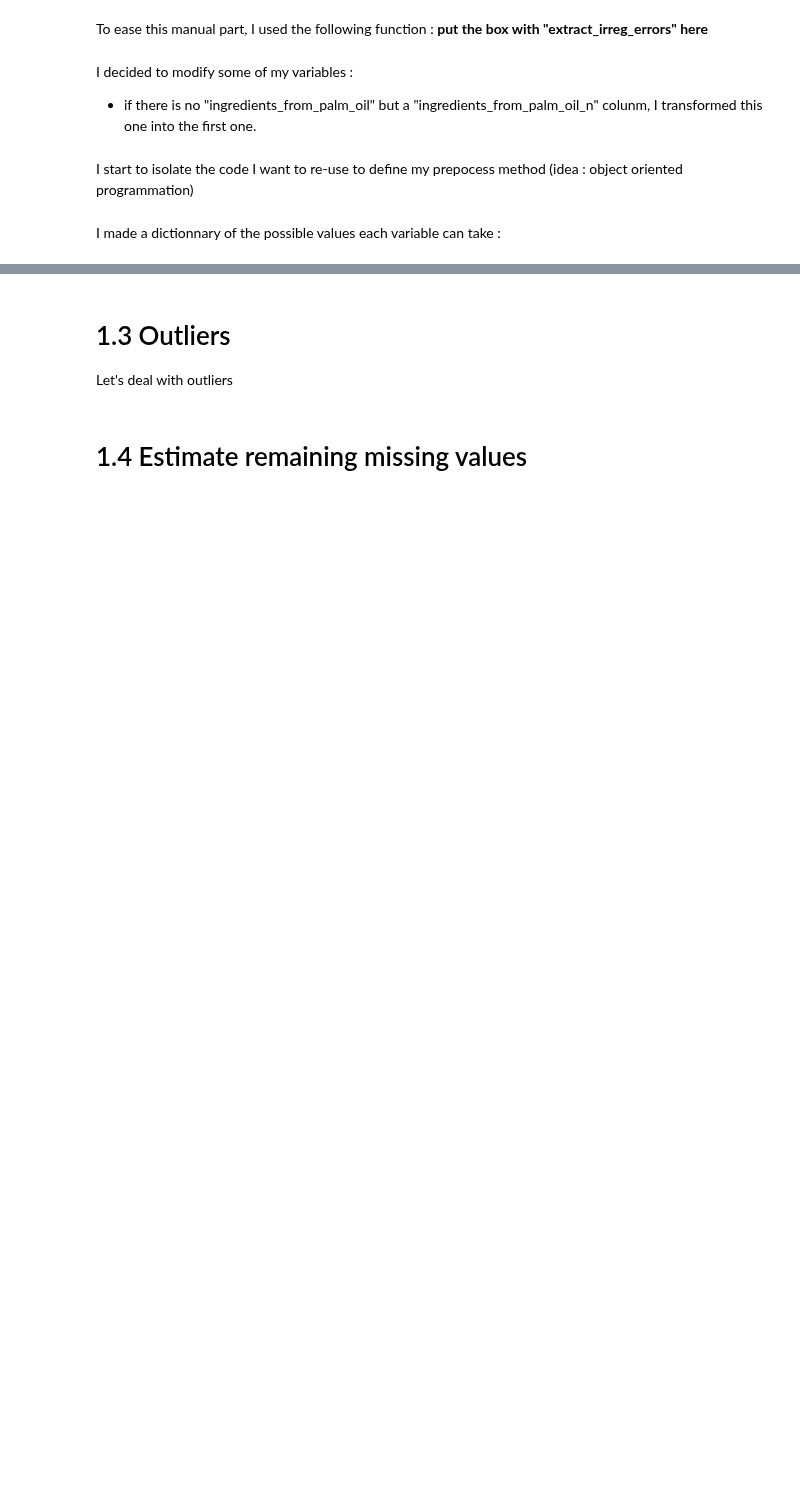
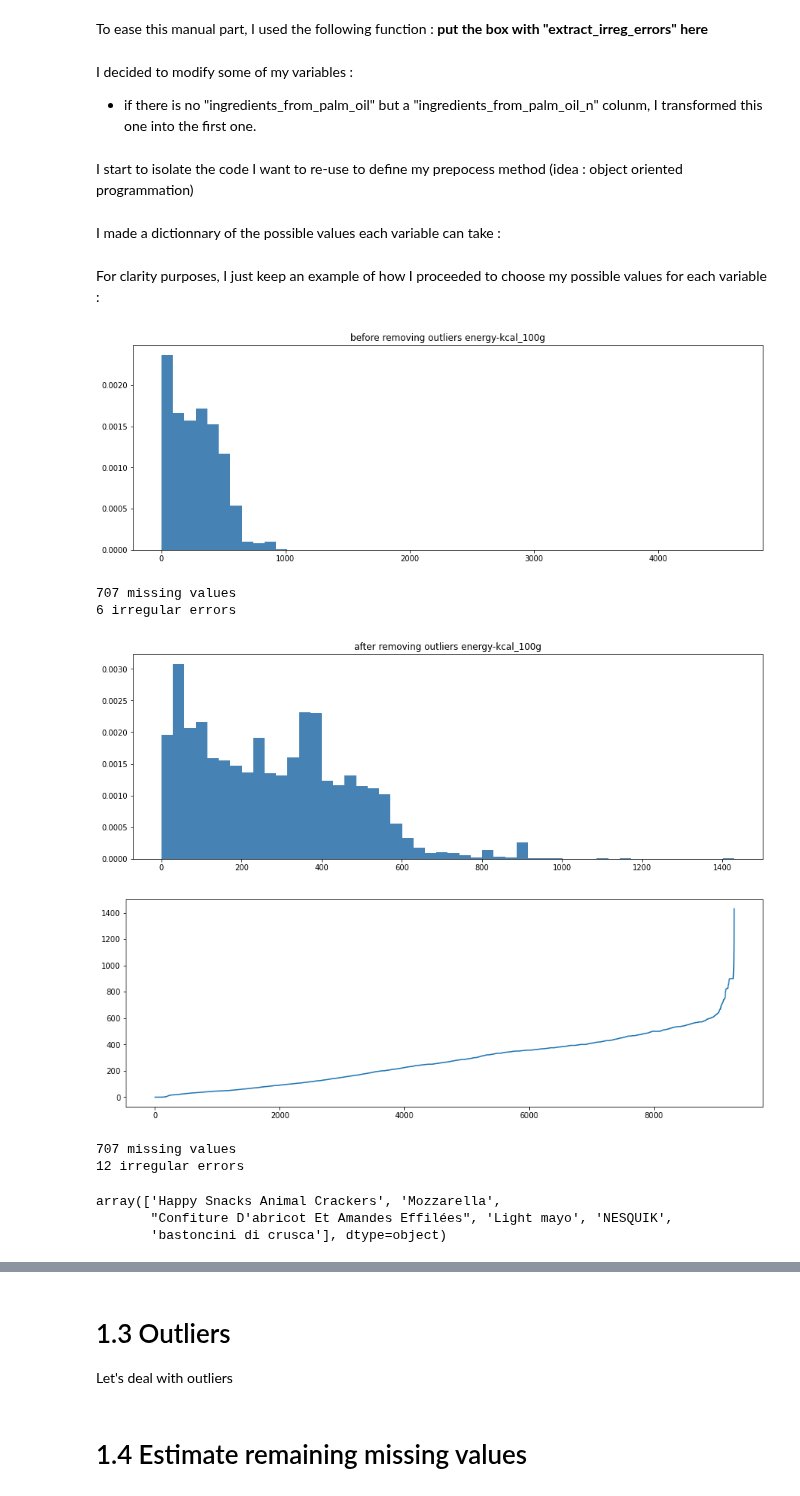
Before and after one commit to ClaireGayral/formation_openclassroom, a Jupyter notebook: P2_gayral_claire/nettoyage_data.ipynb, the cells around one changed output, grey strips where cells are left out. Cells and saved outputs as stored; diff of their text form; code cells hidden in the pictures; blank space fills up the shorter version.

```diff
--- a/P2_gayral_claire/nettoyage_data.ipynb
+++ b/P2_gayral_claire/nettoyage_data.ipynb
@@ -267,6 +267,20 @@ plt.show()
 # %% [markdown]
 To ease this manual part, I used the following function :
 **put the box with "extract_irreg_errors" here**
+# %%
+def extract_irreg_errors_val(colname,possible_values, data = data):
+    outliers_val = []
+    col_values = data[colname].drop_duplicates().values
+    ## check possible values :
+    min_value, max_value = possible_values
+    for val in col_values :
+        if ~np.isnan(val) :
+            if (val < min_value) or (val >= max_value):
+                outliers_val.append(val)
+        else :
+            print(sum(data[colname].isna()),"missing values")
+    print(len(outliers_val), "irregular errors")
+    return outliers_val
 # %% [markdown]
 I decided to modify some of my variables :
 * if there is no "ingredients_from_palm_oil" but a "ingredients_from_palm_oil_n" colunm, I transformed this one into the first one.
@@ -308,5 +322,44 @@ def preprocess_data(data):
 preprocess_data(data)
 # %% [markdown]
 I made a dictionnary of the possible values each variable can take :
+# %% [markdown]
+For clarity purposes, I just keep an example of how I proceeded to choose my possible values for each variable :
+# %%
+data2 = data.copy()
+colname = "energy-kcal_100g"
+possible_values = [0,1500]
+
+## Histogramme global
+nb_bins = min(50, len(np.unique(data2[colname].dropna().values)))
+plt.hist(data2[colname], bins = nb_bins, color='steelblue', density=True, edgecolor='none')
+plt.title("before removing outliers " + colname)
+plt.show()
+
+outliers = extract_irreg_errors_val(colname,possible_values, data = data2)
+# val_index = data.loc[(data[colname] in outliers),:].index.values
+data2.at[data2[colname].isin(outliers)] = np.nan
+
+## Histogramme :
+nb_bins = min(50, len(np.unique(data2[colname].dropna().values)))
+plt.hist(data2[colname], bins = nb_bins, color='steelblue', density=True, edgecolor='none')
+plt.title("after removing outliers " + colname)
+plt.show()
+# plot values :
+plt.plot(np.sort(data2[colname]))
+plt.show()
+really_fat = extract_irreg_errors_val(colname, [0,1000], data = data)
+
+np.array(df.loc[data2[colname].isin(really_fat), "product_name"])
+# %% [output]
+[figure, added]
+707 missing values
+6 irregular errors
+[figure, added]
+[figure, added]
+707 missing values
+12 irregular errors
+array(['Happy Snacks Animal Crackers', 'Mozzarella',
+       "Confiture D'abricot Et Amandes Effilées", 'Light mayo', 'NESQUIK',
+       'bastoncini di crusca'], dtype=object)
 # %%
 possible_val_dict = {'additives_n' : [0,35],'ingredients_from_palm_oil': [0,1],
```
Also changed, not shown: parts of 8 cells of this notebook.
